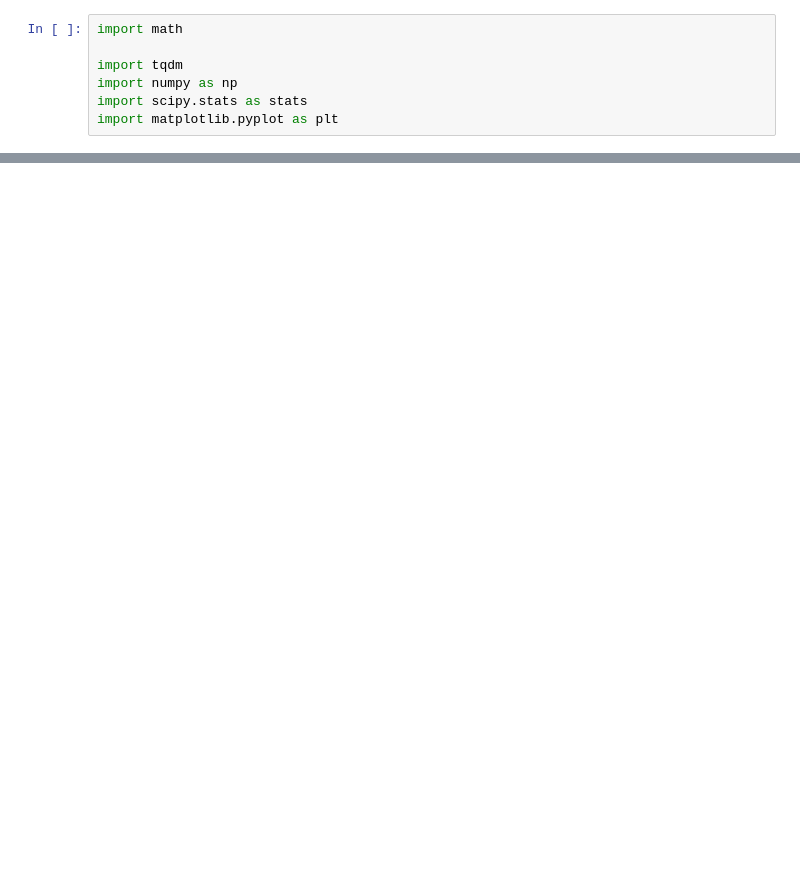
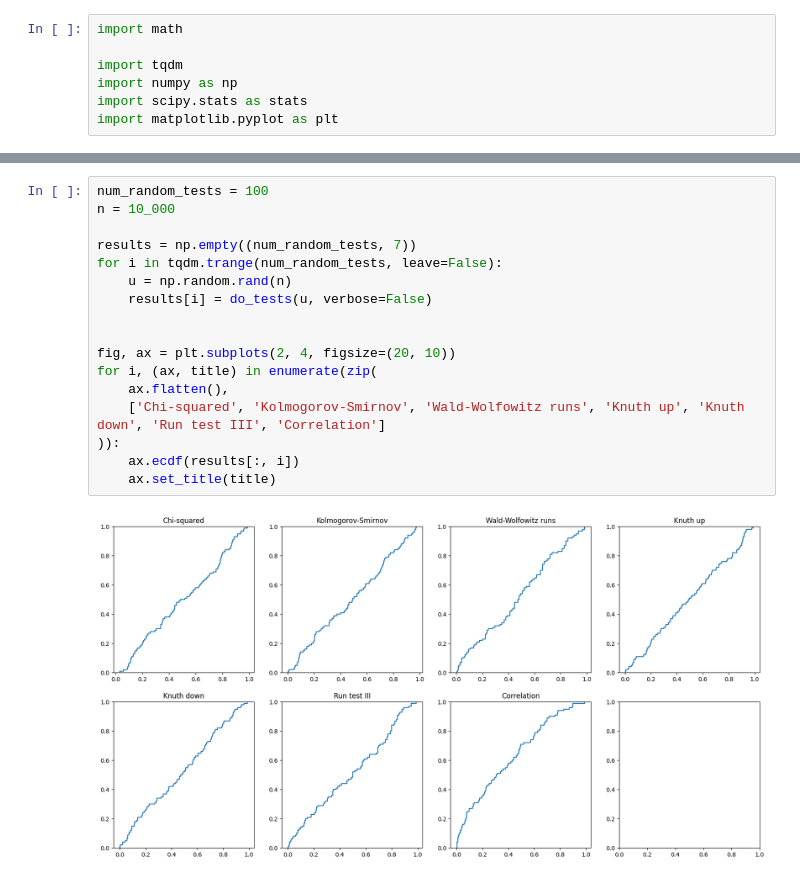
Before and after one commit to nielsenchristianole/stochastic_simulation, a Jupyter notebook: excercises/exercises.ipynb, the cells around one changed output, grey strips where cells are left out. Saved outputs shown, nothing was run; the diff lists cells and outputs as text; blank space fills up the shorter version.

```diff
--- a/excercises/exercises.ipynb
+++ b/excercises/exercises.ipynb
@@ -73,0 +193,19 @@ stats.chi2(df=k - 1).ppf(0.5)
+# %%
+num_random_tests = 100
+n = 10_000
+
+results = np.empty((num_random_tests, 7))
+for i in tqdm.trange(num_random_tests, leave=False):
+    u = np.random.rand(n)
+    results[i] = do_tests(u, verbose=False)
+
+
+fig, ax = plt.subplots(2, 4, figsize=(20, 10))
+for i, (ax, title) in enumerate(zip(
+    ax.flatten(),
+    ['Chi-squared', 'Kolmogorov-Smirnov', 'Wald-Wolfowitz runs', 'Knuth up', 'Knuth down', 'Run test III', 'Correlation']
+)):
+    ax.ecdf(results[:, i])
+    ax.set_title(title)
+# %% [output]
+[figure, added]
```
Also changed, not shown: parts of 14 cells of this notebook.
